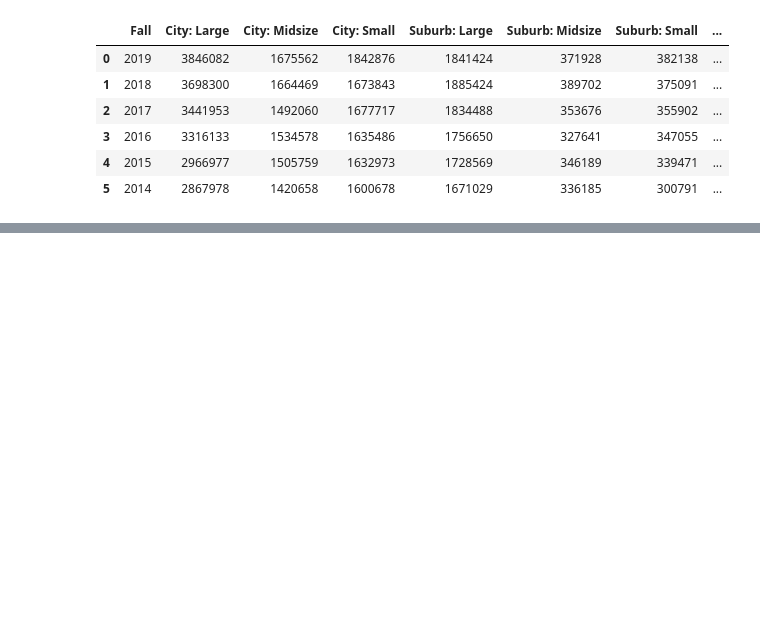
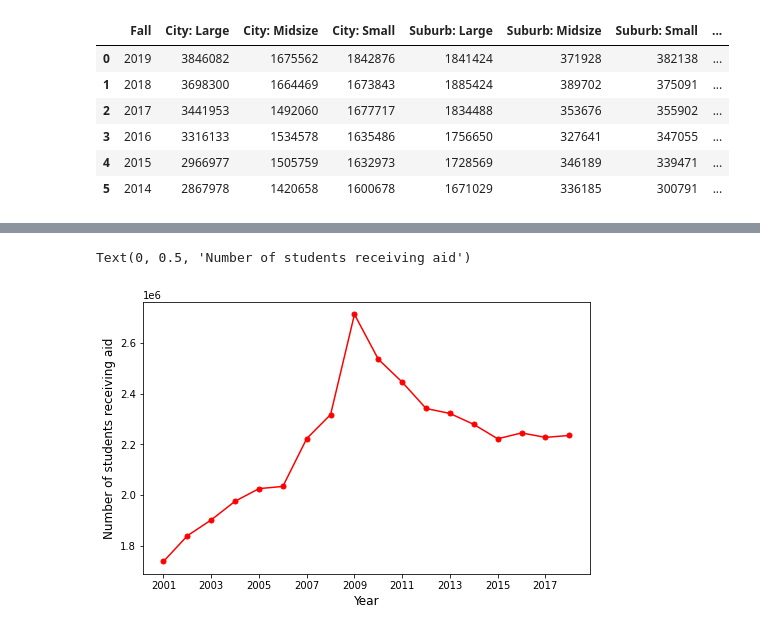
Before and after one commit to Vineet2107/HSO201_CourseProject, a Jupyter notebook: HSO_Arush.ipynb, the cells around one changed output, grey strips where cells are left out. Saved outputs shown, nothing was run; the diff lists cells and outputs as text; code cells hidden in the pictures; blank space fills up the shorter version.

```diff
--- a/HSO_Arush.ipynb
+++ b/HSO_Arush.ipynb
@@ -352,0 +410,9 @@ Text(0, 0.5, 'Number of Applicants')
+# %%
+plt.figure(figsize=(8,5))
+plt.plot(df_n3['Aid year'], df_n3['Number of students'], marker = '.', markersize = 10, color = 'r')
+plt.xticks(np.arange(2001, 2019, 2))
+plt.xlabel('Year', size = 12)
+plt.ylabel('Number of students receiving aid', size = 12)
+# %% [output]
+Text(0, 0.5, 'Number of students receiving aid')
+[figure, added]
```
Also changed, not shown: parts of 5 cells of this notebook.
